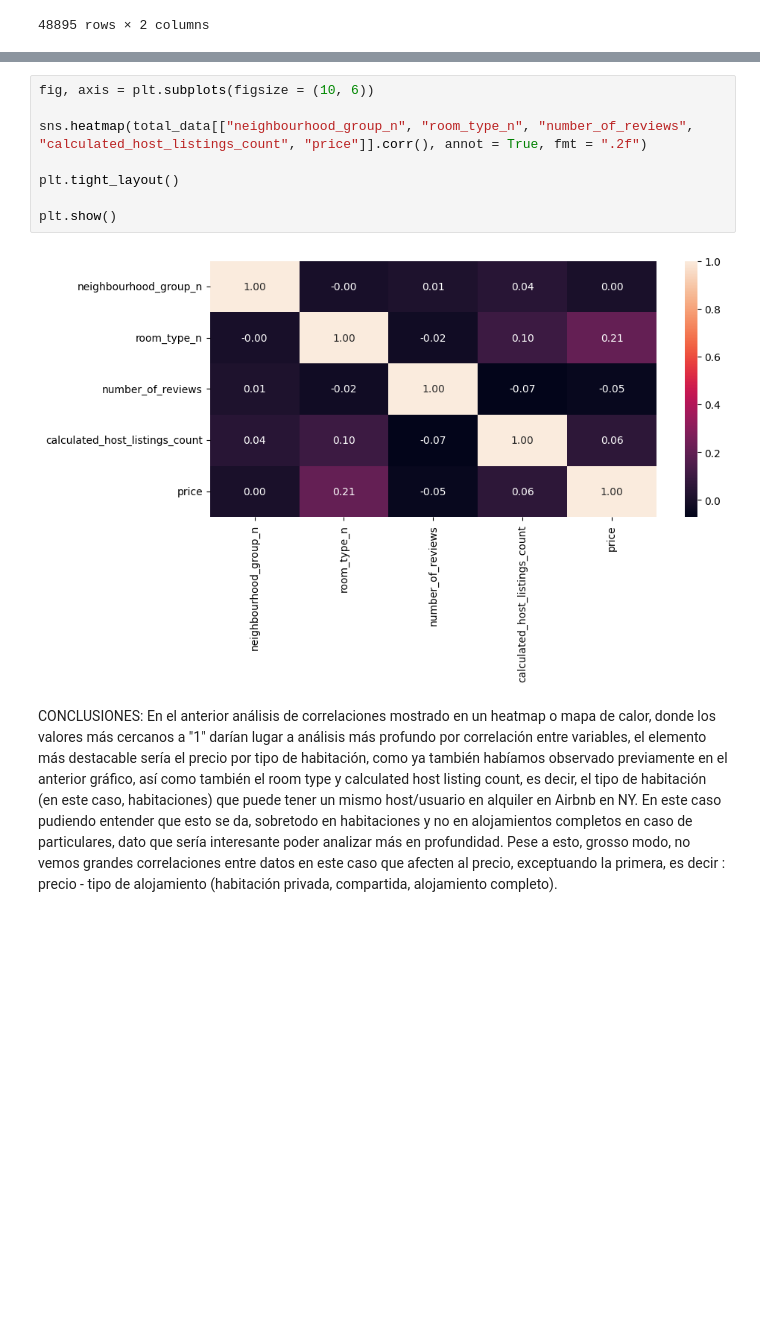
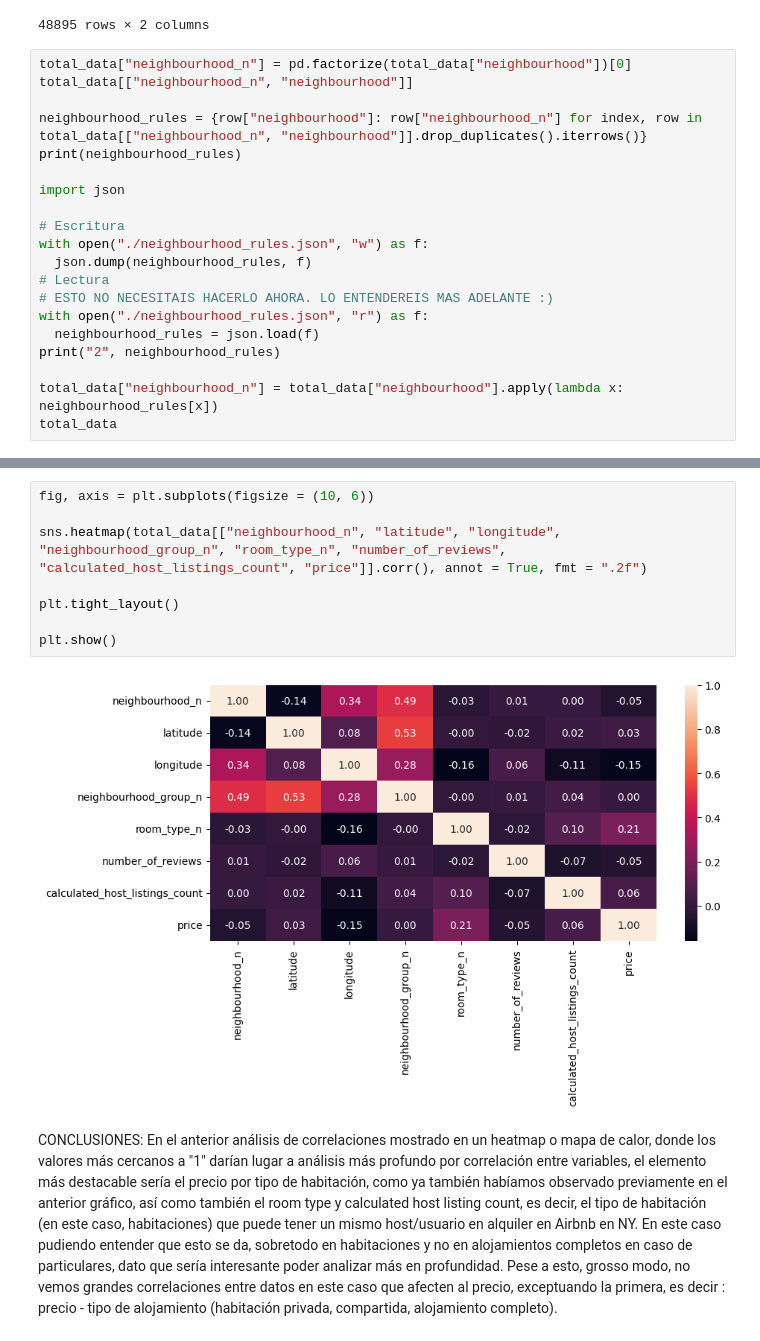
Before and after one commit to 4GeeksAcademy/ginappedrosa-machine-learning-python-template, a Jupyter notebook: src/explore.ipynb, the cells around one changed output, grey strips where cells are left out. Saved outputs shown, nothing was run; the diff lists cells and outputs as text; blank space fills up the shorter version.

```diff
--- a/src/explore.ipynb
+++ b/src/explore.ipynb
@@ -220,3 +220,23 @@ total_data[["room_type_n", "room_type"]]
 | 48893 | 2 | Shared room |
 | 48894 | 0 | Private room |
 48895 rows × 2 columns
+# %%
+total_data["neighbourhood_n"] = pd.factorize(total_data["neighbourhood"])[0]
+total_data[["neighbourhood_n", "neighbourhood"]]
+
+neighbourhood_rules = {row["neighbourhood"]: row["neighbourhood_n"] for index, row in total_data[["neighbourhood_n", "neighbourhood"]].drop_duplicates().iterrows()}
+print(neighbourhood_rules)
+
+import json
+
+# Escritura
+with open("./neighbourhood_rules.json", "w") as f:
+  json.dump(neighbourhood_rules, f)
+# Lectura
+# ESTO NO NECESITAIS HACERLO AHORA. LO ENTENDEREIS MAS ADELANTE :)
+with open("./neighbourhood_rules.json", "r") as f:
+  neighbourhood_rules = json.load(f)
+print("2", neighbourhood_rules)
+
+total_data["neighbourhood_n"] = total_data["neighbourhood"].apply(lambda x: neighbourhood_rules[x])
+total_data
@@ -258,13 +294,13 @@ total_data
 # %%
 fig, axis = plt.subplots(figsize = (10, 6))
 
-sns.heatmap(total_data[["neighbourhood_group_n", "room_type_n", "number_of_reviews", "calculated_host_listings_count", "price"]].corr(), annot = True, fmt = ".2f")
+sns.heatmap(total_data[["neighbourhood_n", "latitude", "longitude", "neighbourhood_group_n", "room_type_n", "number_of_reviews", "calculated_host_listings_count", "price"]].corr(), annot = True, fmt = ".2f")
 
 plt.tight_layout()
 
 plt.show()
 # %% [output]
-[figure, old version]
+[figure, new version]
 # %% [markdown]
 CONCLUSIONES: En el anterior análisis de correlaciones mostrado en un heatmap o mapa de calor, donde los valores más cercanos a "1" darían lugar a análisis más profundo por correlación entre variables, el elemento más destacable sería el precio por tipo de habitación, como ya también habíamos observado previamente en el anterior gráfico, así como también el room type y calculated host listing count, es decir, el tipo de habitación (en este caso, habitaciones) que puede tener un mismo host/usuario en alquiler en Airbnb en NY. En este caso pudiendo entender que esto se da, sobretodo en habitaciones y no en alojamientos completos en caso de particulares, dato que sería interesante poder analizar más en profundidad. Pese a esto, grosso modo, no vemos grandes correlaciones entre datos en este caso que afecten al precio, exceptuando la primera, es decir : precio - tipo de alojamiento (habitación privada, compartida, alojamiento completo).
 # %%
```
Also changed, not shown: parts of 15 cells of this notebook, 1 other file.
